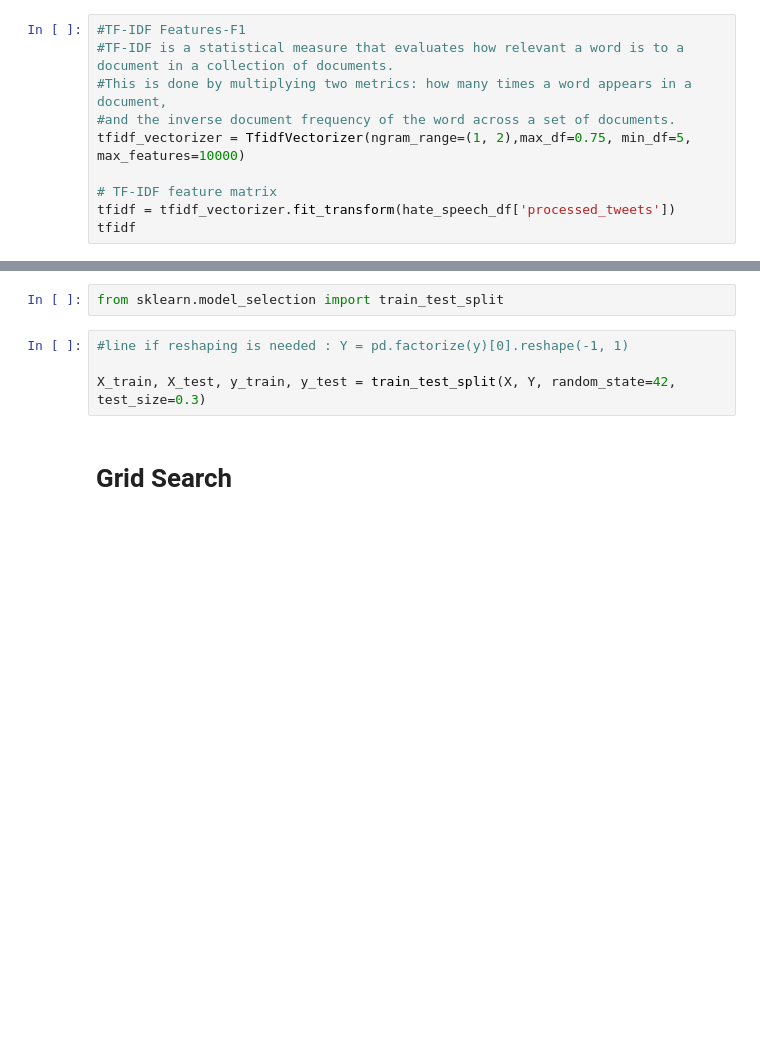
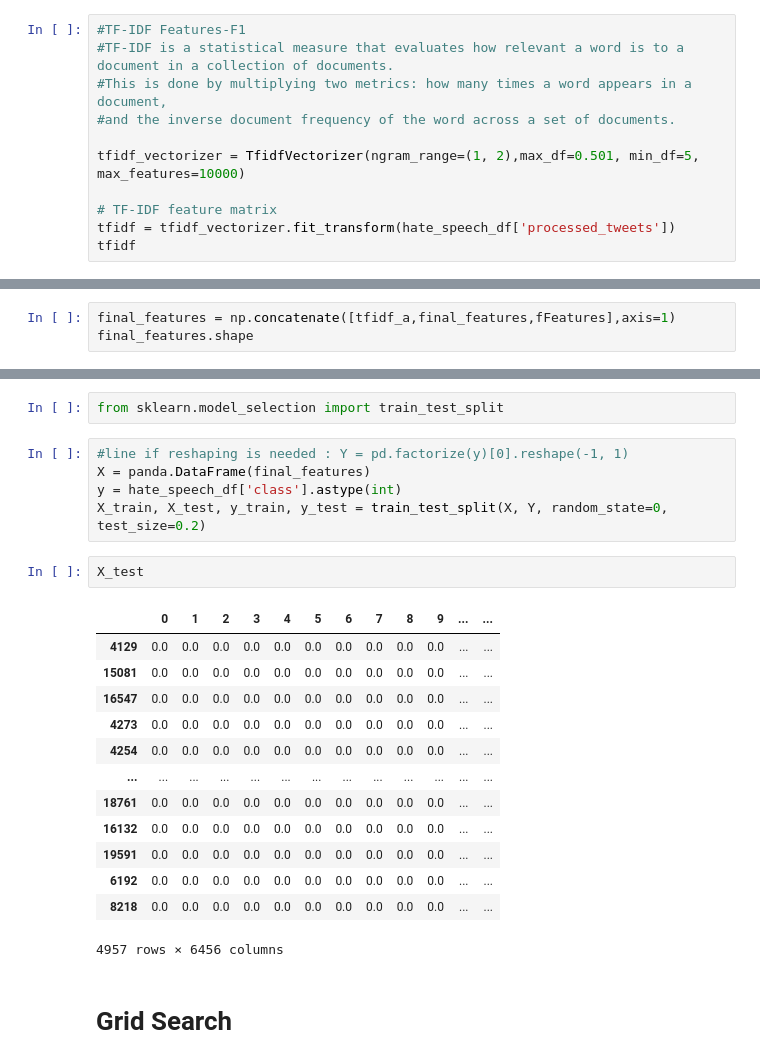
Before and after one commit to albertomonari/Hate-speech-and-offensive-language-detection, a Jupyter notebook: Hate speech and offensive language detection.ipynb, the cells around one changed output, grey strips where cells are left out. Cells and saved outputs as stored; diff of their text form; blank space fills up the shorter version.

```diff
--- a/Hate speech and offensive language detection.ipynb
+++ b/Hate speech and offensive language detection.ipynb
@@ -265,7 +274,8 @@ plt.show()
 #TF-IDF is a statistical measure that evaluates how relevant a word is to a document in a collection of documents.
 #This is done by multiplying two metrics: how many times a word appears in a document,
 #and the inverse document frequency of the word across a set of documents.
-tfidf_vectorizer = TfidfVectorizer(ngram_range=(1, 2),max_df=0.75, min_df=5, max_features=10000)
+
+tfidf_vectorizer = TfidfVectorizer(ngram_range=(1, 2),max_df=0.501, min_df=5, max_features=10000)
 
 # TF-IDF feature matrix
 tfidf = tfidf_vectorizer.fit_transform(hate_speech_df['processed_tweets'])
@@ -461,3 +471,6 @@ modelling_features_enhanced.shape
 (24783, 6461)
 # %% [markdown]
 ## Trying different algorithms
+# %%
+final_features = np.concatenate([tfidf_a,final_features,fFeatures],axis=1)
+final_features.shape
@@ -644,8 +663,25 @@ Name: class, Length: 24783, dtype: int64
 from sklearn.model_selection import train_test_split
 # %%
 #line if reshaping is needed : Y = pd.factorize(y)[0].reshape(-1, 1)
-
-X_train, X_test, y_train, y_test = train_test_split(X, Y, random_state=42, test_size=0.3)
+X = panda.DataFrame(final_features)
+y = hate_speech_df['class'].astype(int)
+X_train, X_test, y_train, y_test = train_test_split(X, Y, random_state=0, test_size=0.2)
+# %%
+X_test
+# %% [output]
+|  | 0 | 1 | 2 | 3 | 4 | 5 | 6 | 7 | 8 | 9 | ... | ... |
+| 4129 | 0.0 | 0.0 | 0.0 | 0.0 | 0.0 | 0.0 | 0.0 | 0.0 | 0.0 | 0.0 | ... | ... |
+| 15081 | 0.0 | 0.0 | 0.0 | 0.0 | 0.0 | 0.0 | 0.0 | 0.0 | 0.0 | 0.0 | ... | ... |
+| 16547 | 0.0 | 0.0 | 0.0 | 0.0 | 0.0 | 0.0 | 0.0 | 0.0 | 0.0 | 0.0 | ... | ... |
+| 4273 | 0.0 | 0.0 | 0.0 | 0.0 | 0.0 | 0.0 | 0.0 | 0.0 | 0.0 | 0.0 | ... | ... |
+| 4254 | 0.0 | 0.0 | 0.0 | 0.0 | 0.0 | 0.0 | 0.0 | 0.0 | 0.0 | 0.0 | ... | ... |
+| ... | ... | ... | ... | ... | ... | ... | ... | ... | ... | ... | ... | ... |
+| 18761 | 0.0 | 0.0 | 0.0 | 0.0 | 0.0 | 0.0 | 0.0 | 0.0 | 0.0 | 0.0 | ... | ... |
+| 16132 | 0.0 | 0.0 | 0.0 | 0.0 | 0.0 | 0.0 | 0.0 | 0.0 | 0.0 | 0.0 | ... | ... |
+| 19591 | 0.0 | 0.0 | 0.0 | 0.0 | 0.0 | 0.0 | 0.0 | 0.0 | 0.0 | 0.0 | ... | ... |
+| 6192 | 0.0 | 0.0 | 0.0 | 0.0 | 0.0 | 0.0 | 0.0 | 0.0 | 0.0 | 0.0 | ... | ... |
+| 8218 | 0.0 | 0.0 | 0.0 | 0.0 | 0.0 | 0.0 | 0.0 | 0.0 | 0.0 | 0.0 | ... | ... |
+4957 rows × 6456 columns
 # %% [markdown]
 # Grid Search
 # %%
```
Also changed, not shown: parts of 23 cells of this notebook.
